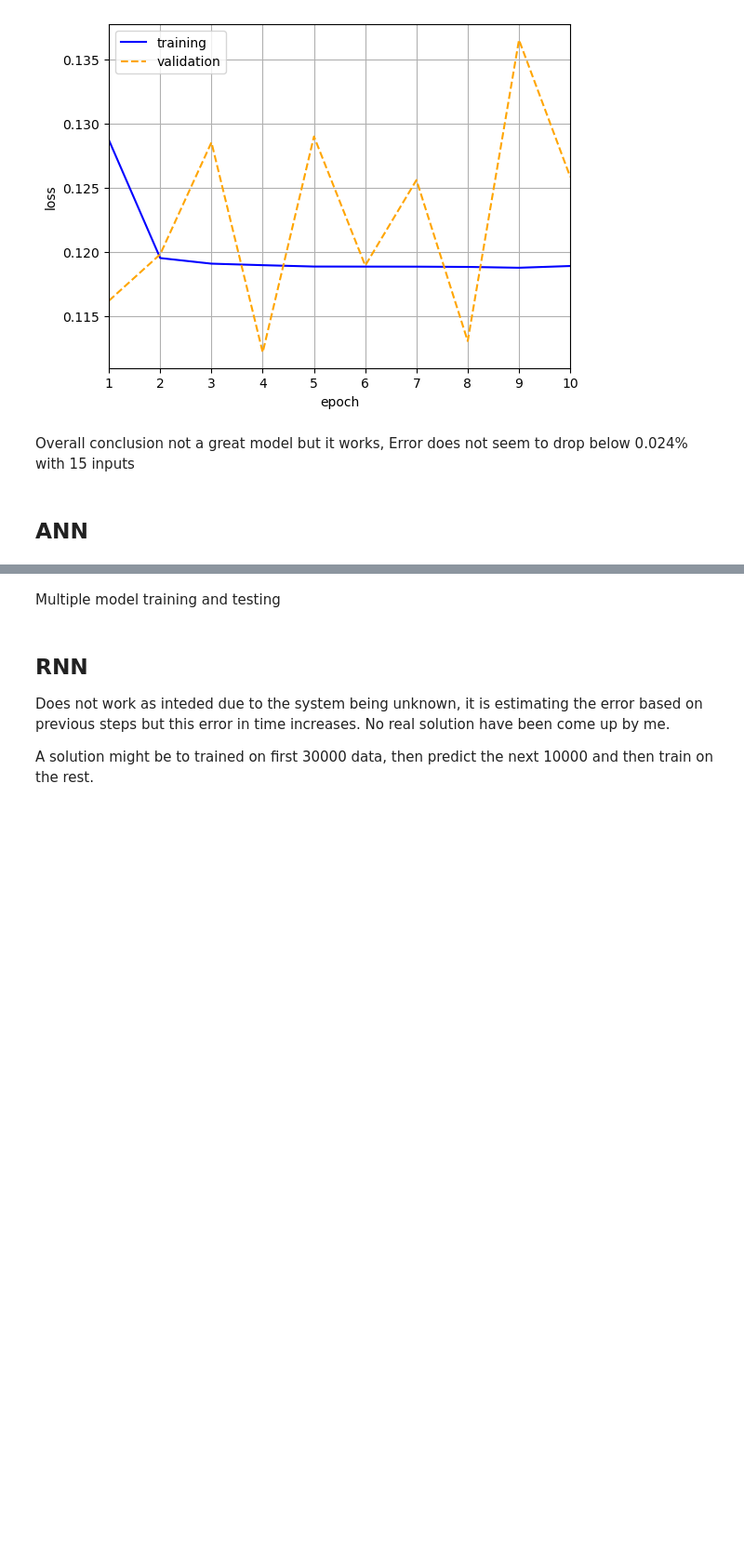
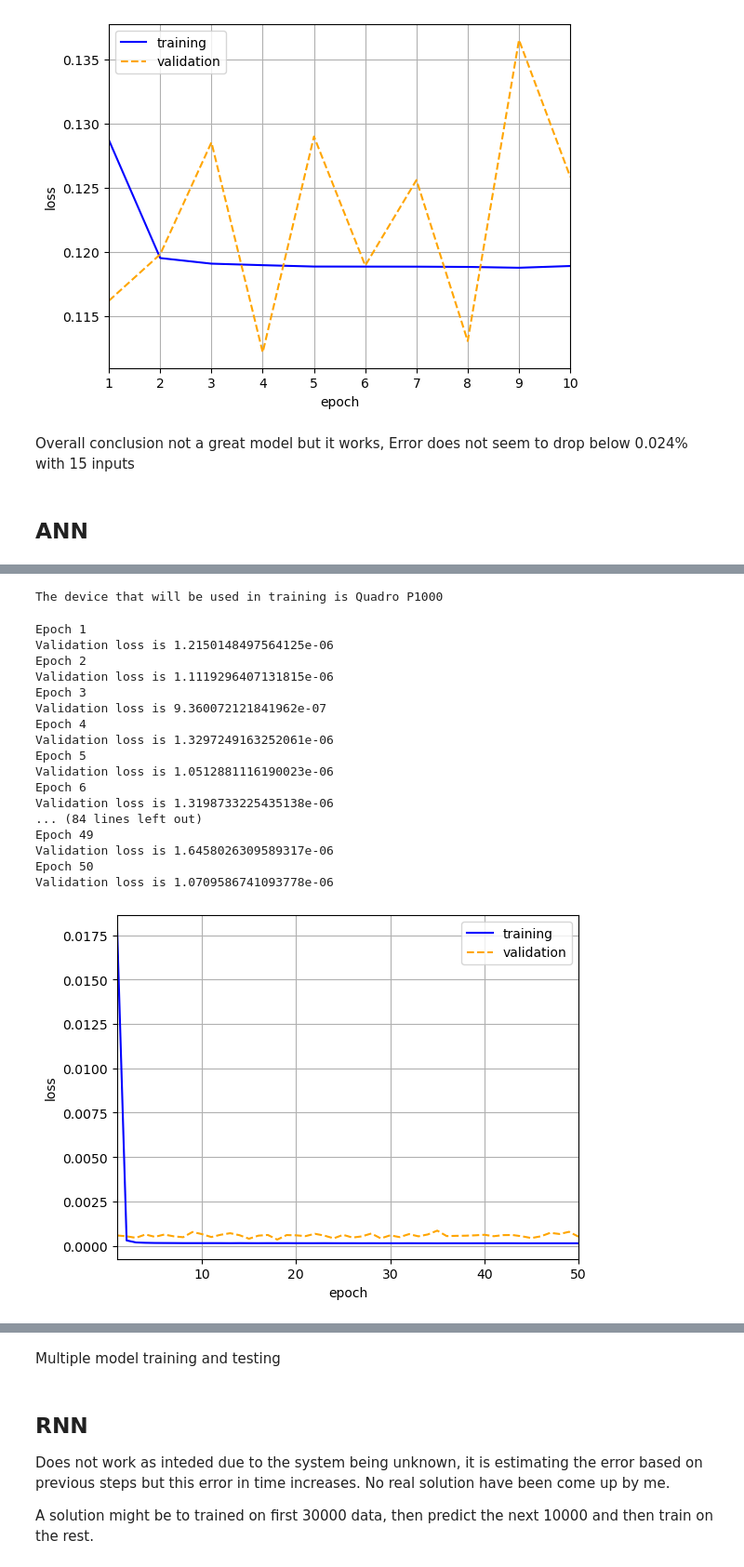
Before and after one commit to GerbenBeintema/gym-unbalanced-disk, a Jupyter notebook: test.ipynb, the cells around one changed output, grey strips where cells are left out. Shown at 93% size. Cells and saved outputs as stored; diff of their text form; code cells hidden in the pictures; blank space fills up the shorter version.

```diff
--- a/test.ipynb
+++ b/test.ipynb
@@ -108,7 +111,7 @@ Overall conclusion not a great model but it works, Error does not seem to drop b
 # %% [markdown]
 ## ANN
 # %%
-data = DATA(15, 15) # Takes +- 15 seconds to load the data due to size of input for Xtrain and Ytrain
+data = DATA(2, 1) # Takes +- 15 seconds to load the data due to size of input for Xtrain and Ytrain
 Xtrain, Ytrain = data.Xtrain, data.Ytrain
 Xval, Yval = data.Xval, data.Yval
 
@@ -121,7 +124,7 @@ dl_train = DataLoader(Dataset_train, batch_size=32, shuffle=True)
 dl_val = DataLoader(Dataset_val, batch_size=32, shuffle=False)
 dl_test = DataLoader(Dataset_test, batch_size=32, shuffle=True)
 # %%
-model = NARX(5)
+model = NARX(10)
 
 # Show model summary
 model
@@ -128,5 +145,26 @@ model
 # %%
-Trainer(model, dl_train, dl_val, dl_test, DIR='savefolderpytorch\\NARX')
+train_module = Trainer(model, dl_train, dl_val, dl_test, DIR='savefolderpytorch\\NARX')
+# %% [output]
+The device that will be used in training is Quadro P1000
 # %%
-train_module.fit(epochs=10, batch_size=32)
+train_module.fit(epochs=50, batch_size=32)
 train_module.save_model()
+# %% [output]
+Epoch 1
+Validation loss is 1.2150148497564125e-06
+Epoch 2
+Validation loss is 1.1119296407131815e-06
+Epoch 3
+Validation loss is 9.360072121841962e-07
+Epoch 4
+Validation loss is 1.3297249163252061e-06
+Epoch 5
+Validation loss is 1.0512881116190023e-06
+Epoch 6
+Validation loss is 1.3198733225435138e-06
+... (84 lines left out)
+Epoch 49
+Validation loss is 1.6458026309589317e-06
+Epoch 50
+Validation loss is 1.0709586741093778e-06
+[figure, added]
```
Also changed, not shown: parts of 9 cells of this notebook, 7 other files.
